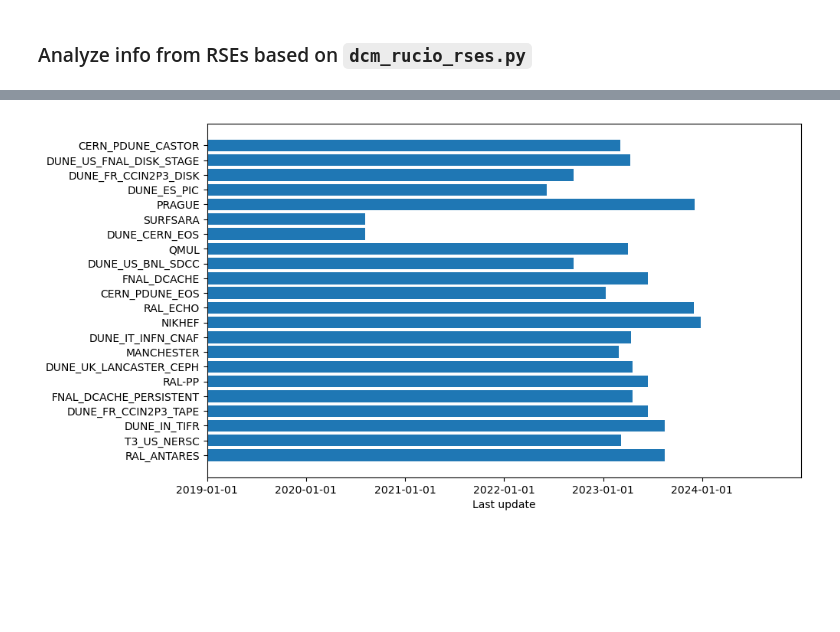
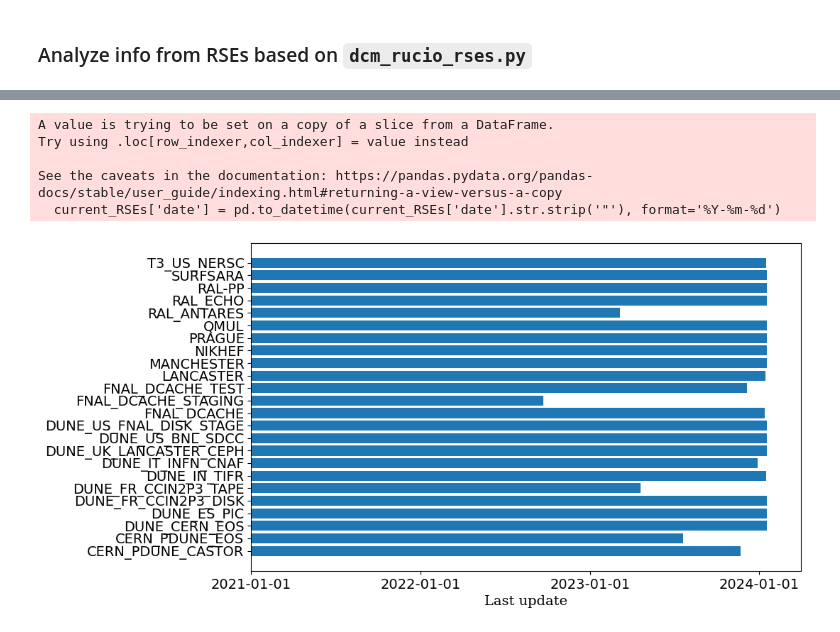
Before and after one commit to DUNE/data-mgmt-ops, a Jupyter notebook: data-collections-manager/notebooks/dcm_rucio_rses_usages.ipynb, the cells around one changed output, grey strips where cells are left out. Saved outputs shown, nothing was run; the diff lists cells and outputs as text; code cells hidden in the pictures; blank space fills up the shorter version.

```diff
--- a/data-collections-manager/notebooks/dcm_rucio_rses_usages.ipynb
+++ b/data-collections-manager/notebooks/dcm_rucio_rses_usages.ipynb
@@ -6,6 +6,12 @@ import pandas as pd
 import matplotlib.pyplot as plt
 import matplotlib.dates as mdates
 from datetime import datetime
+# %%
+font = {'family': 'serif',
+        'color':  'black',
+        'weight': 'normal',
+        'size': 14,
+        }
 # %%
 df = pd.read_json('RSEs_dune.json')
 # %%
@@ -48,16 +75,20 @@ plt.show()
 # %%
 # Group the data by site and plot usage
+current_RSEs = df[(df['decommissioned'] == False) & (df['dunepro'] == True)]
 
 plt.figure(figsize=(10, 6))
-for rse_type in df['type'].unique():
-    subset = df[df['type'] == rse_type]
-    plt.bar(subset['name'], subset['usage']/1e6, label=rse_type)
+for rse_type in current_RSEs['type'].unique():
+    subset = current_RSEs[current_RSEs['type'] == rse_type]
+    plt.bar(subset['name'], subset['account_lim']/1e6, label=rse_type)
 
 #plt.xlabel('RSE Name')
-plt.ylabel('Usage [PB]')
-plt.title('Usage per RSEs')
+plt.ylabel('Account Limit [PB]', fontdict=font)
+plt.title('DUNE Account Limit RSEs', fontdict=font)
 plt.xticks(rotation=90)
 plt.legend()
-plt.savefig('rse_fig2.png', bbox_inches='tight')
+plt.xticks(fontsize=14)
+plt.yticks(fontsize=14)
+
+plt.savefig('rse_fig3.png', bbox_inches='tight')
 plt.show()
 # %% [output]
@@ -99,16 +155,23 @@ plt.show()
 # %%
 # Group the data by site and plot last time was updated
 
 fig, ax = plt.subplots(figsize=(10, 6))
-df['date'] = pd.to_datetime(df['date'].str.strip('"'), format='%Y-%m-%d')
-ax.barh(df['name'], df['date'])
-start_date = datetime(2019, 1, 1)
-end_date = datetime(2024, 12, 31)
+current_RSEs['date'] = pd.to_datetime(current_RSEs['date'].str.strip('"'), format='%Y-%m-%d')
+ax.barh(current_RSEs['name'], current_RSEs['date'])
+start_date = datetime(2021, 1, 1)
+end_date = datetime(2024, 3, 31)
 ax.set_xlim([start_date, end_date])
 ax.xaxis.set_major_locator(mdates.YearLocator())
 ax.xaxis.set_major_formatter(mdates.DateFormatter('%Y-%m-%d'))
-ax.set_xlabel('Last update')
-plt.savefig('rse_fig5.png', bbox_inches='tight')
+ax.set_xlabel('Last update', fontdict=font)
+plt.xticks(fontsize=14)
+plt.yticks(fontsize=14)
+plt.savefig('rse_fig7.png', bbox_inches='tight')
 plt.show()
 # %% [output]
+A value is trying to be set on a copy of a slice from a DataFrame.
+Try using .loc[row_indexer,col_indexer] = value instead
+
+See the caveats in the documentation: https://pandas.pydata.org/pandas-docs/stable/user_guide/indexing.html#returning-a-view-versus-a-copy
+  current_RSEs['date'] = pd.to_datetime(current_RSEs['date'].str.strip('"'), format='%Y-%m-%d')
-[figure, old version]
+[figure, new version]
```
Also changed, not shown: parts of 8 cells of this notebook.
